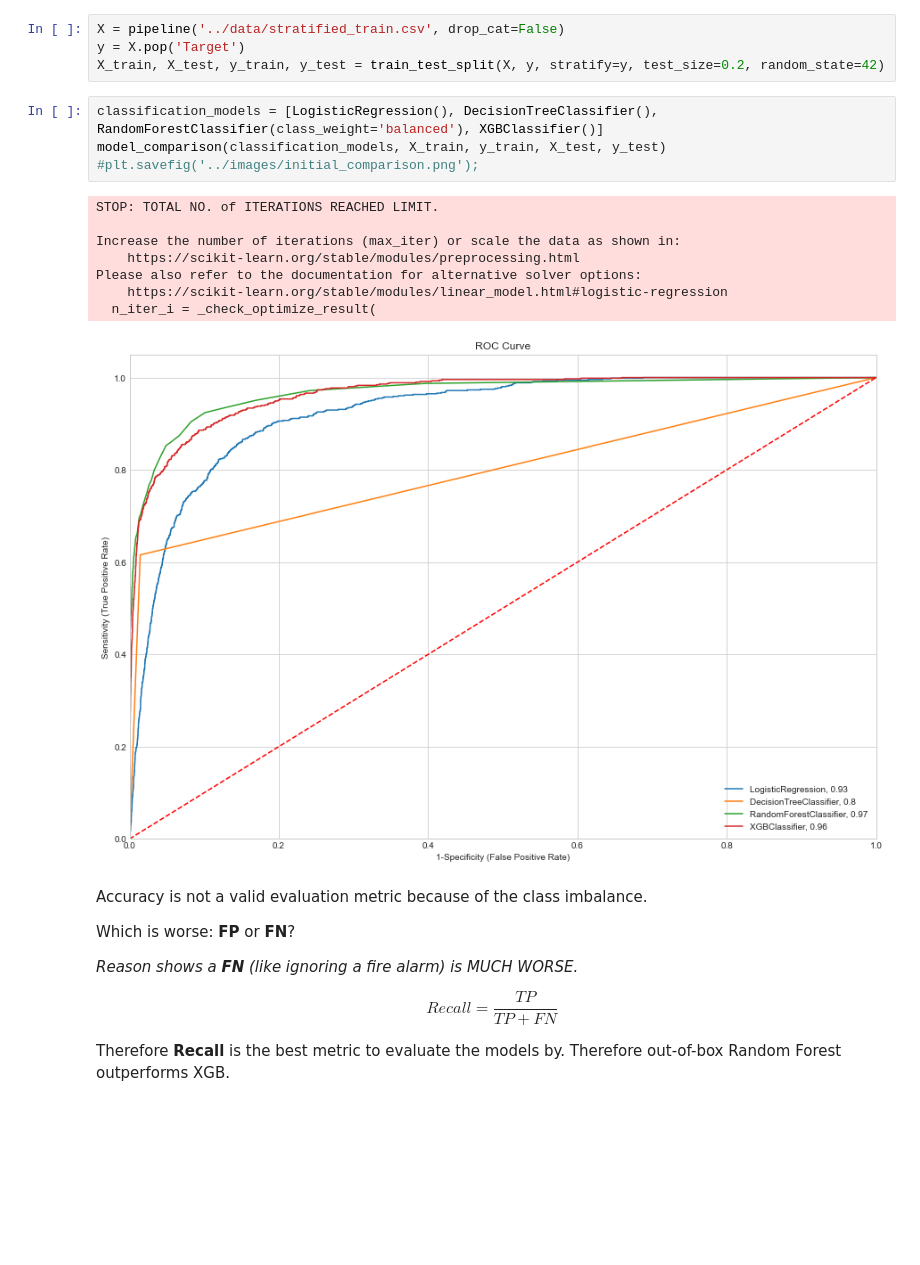
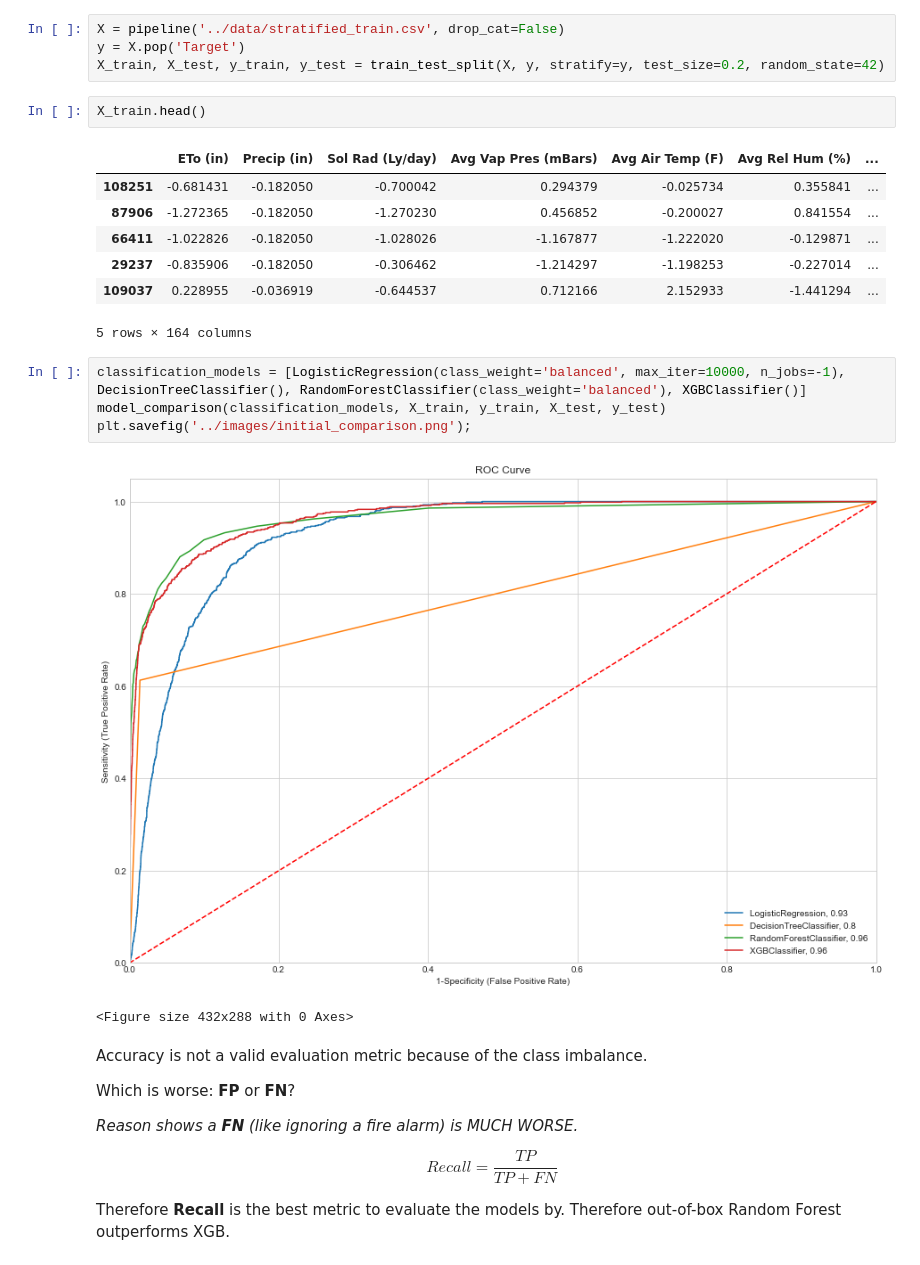
Before and after one commit to czaloumi/fire-risk-analysis, a Jupyter notebook: src/model-comparison.ipynb, the cells around one changed output. Saved outputs shown, nothing was run; the diff lists cells and outputs as text; blank space fills up the shorter version.

```diff
--- a/src/model-comparison.ipynb
+++ b/src/model-comparison.ipynb
@@ -17,19 +17,23 @@ from pipeline import *
 X = pipeline('../data/stratified_train.csv', drop_cat=False)
 y = X.pop('Target')
 X_train, X_test, y_train, y_test = train_test_split(X, y, stratify=y, test_size=0.2, random_state=42)
+# %%
+X_train.head()
+# %% [output]
+|  | ETo (in) | Precip (in) | Sol Rad (Ly/day) | Avg Vap Pres (mBars) | Avg Air Temp (F) | Avg Rel Hum (%) | ... |
+| 108251 | -0.681431 | -0.182050 | -0.700042 | 0.294379 | -0.025734 | 0.355841 | ... |
+| 87906 | -1.272365 | -0.182050 | -1.270230 | 0.456852 | -0.200027 | 0.841554 | ... |
+| 66411 | -1.022826 | -0.182050 | -1.028026 | -1.167877 | -1.222020 | -0.129871 | ... |
+| 29237 | -0.835906 | -0.182050 | -0.306462 | -1.214297 | -1.198253 | -0.227014 | ... |
+| 109037 | 0.228955 | -0.036919 | -0.644537 | 0.712166 | 2.152933 | -1.441294 | ... |
+5 rows × 164 columns
 # %%
-classification_models = [LogisticRegression(), DecisionTreeClassifier(), RandomForestClassifier(class_weight='balanced'), XGBClassifier()]
+classification_models = [LogisticRegression(class_weight='balanced', max_iter=10000, n_jobs=-1), DecisionTreeClassifier(), RandomForestClassifier(class_weight='balanced'), XGBClassifier()]
 model_comparison(classification_models, X_train, y_train, X_test, y_test)
-#plt.savefig('../images/initial_comparison.png');
+plt.savefig('../images/initial_comparison.png');
 # %% [output]
+[figure, new version]
-STOP: TOTAL NO. of ITERATIONS REACHED LIMIT.
-
-Increase the number of iterations (max_iter) or scale the data as shown in:
-    https://scikit-learn.org/stable/modules/preprocessing.html
-Please also refer to the documentation for alternative solver options:
-    https://scikit-learn.org/stable/modules/linear_model.html#logistic-regression
-  n_iter_i = _check_optimize_result(
+<Figure size 432x288 with 0 Axes>
-[figure, old version]
 # %% [markdown]
 Accuracy is not a valid evaluation metric because of the class imbalance.
 
```
Also changed, not shown: parts of 3 cells of this notebook, 1 other file.
